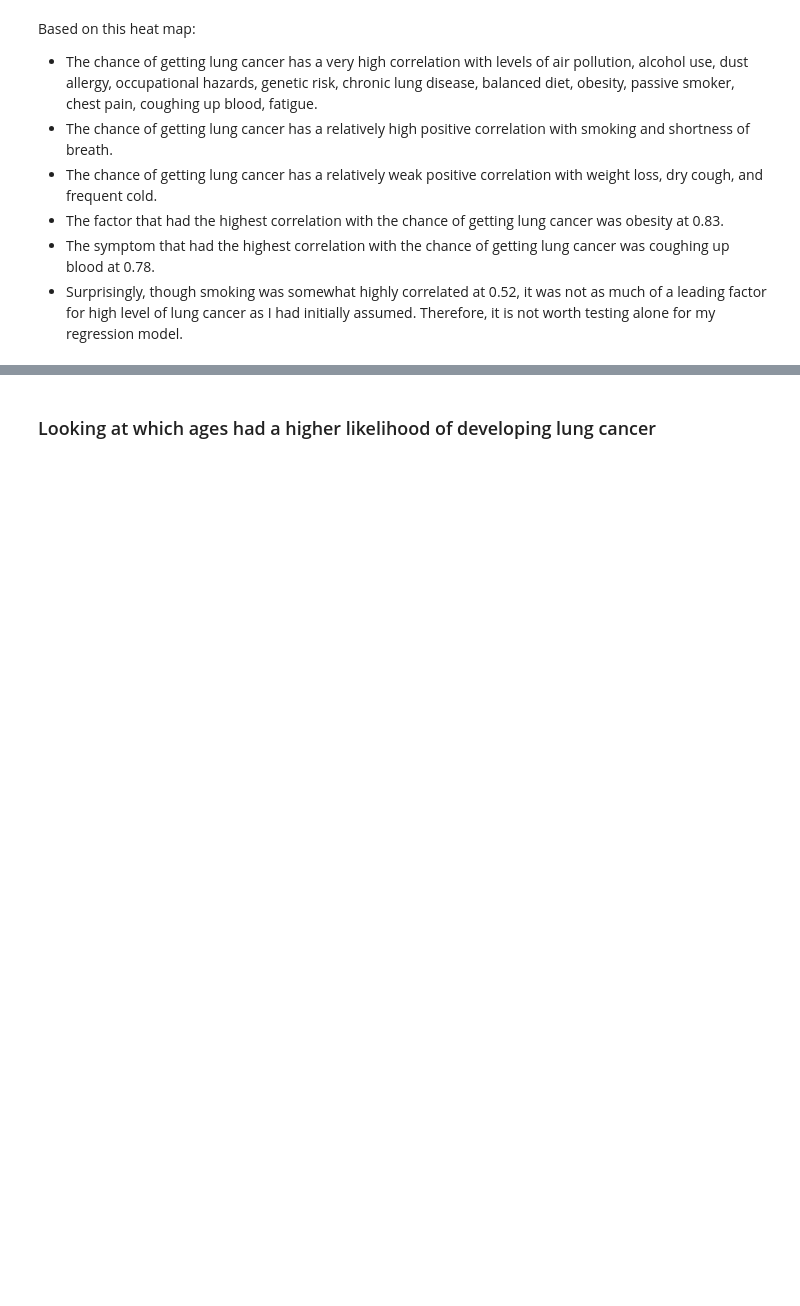
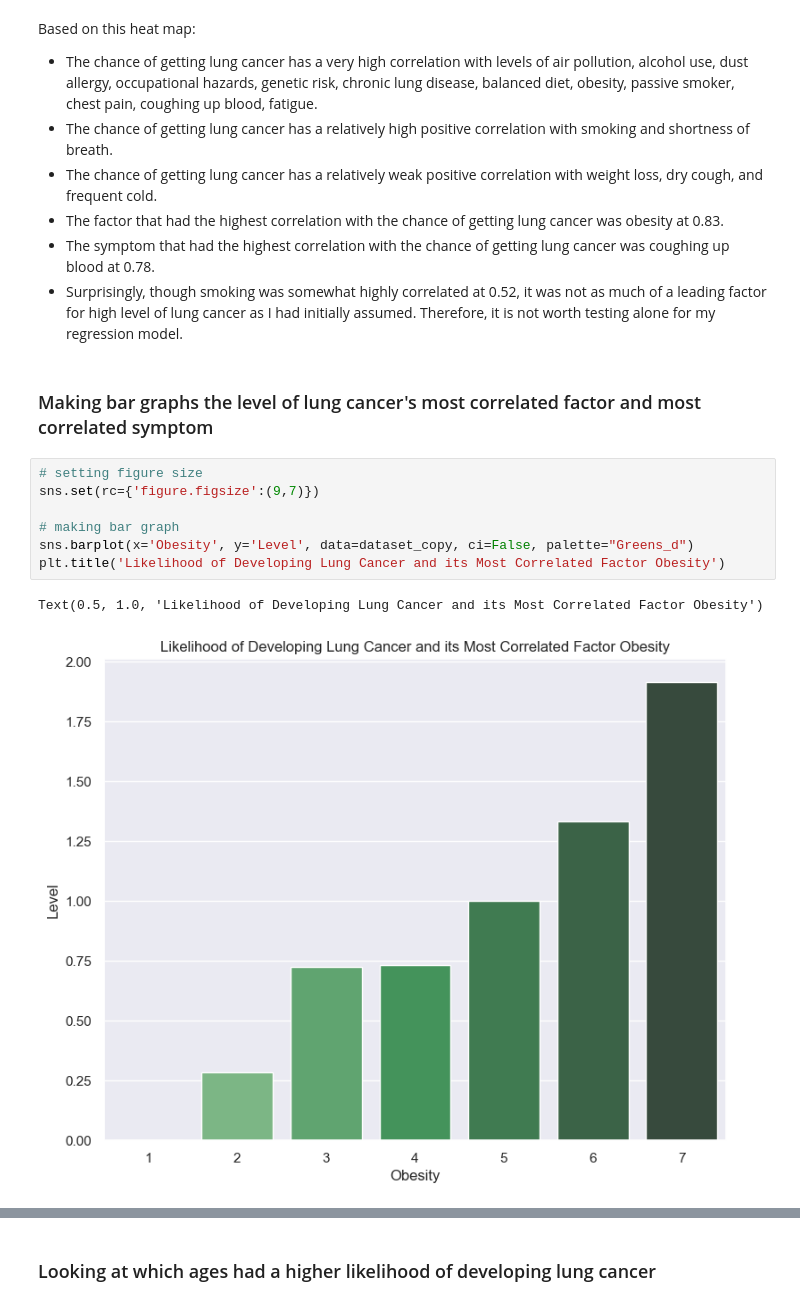
Before and after one commit to Graviton12/DS160_Final_Project_SZM, a Jupyter notebook: DS 160 Final Project SZM.ipynb, the cells around one changed output, grey strips where cells are left out. Drawn from its saved outputs; the diff is of its cells as text; blank space fills up the shorter version.

```diff
--- a/DS 160 Final Project SZM.ipynb
+++ b/DS 160 Final Project SZM.ipynb
@@ -532,3 +532,15 @@ Based on this heat map:
 * The factor that had the highest correlation with the chance of getting lung cancer was obesity at 0.83.
 * The symptom that had the highest correlation with the chance of getting lung cancer was coughing up blood at 0.78.
 * Surprisingly, though smoking was somewhat highly correlated at 0.52, it was not as much of a leading factor for high level of lung cancer as I had initially assumed. Therefore, it is not worth testing alone for my regression model.
+# %% [markdown]
+### Making bar graphs the level of lung cancer's most correlated factor and most correlated symptom
+# %%
+# setting figure size
+sns.set(rc={'figure.figsize':(9,7)})
+
+# making bar graph
+sns.barplot(x='Obesity', y='Level', data=dataset_copy, ci=False, palette="Greens_d")
+plt.title('Likelihood of Developing Lung Cancer and its Most Correlated Factor Obesity')
+# %% [output]
+Text(0.5, 1.0, 'Likelihood of Developing Lung Cancer and its Most Correlated Factor Obesity')
+[figure, added]
```
Also changed, not shown: parts of 1 cell of this notebook.
